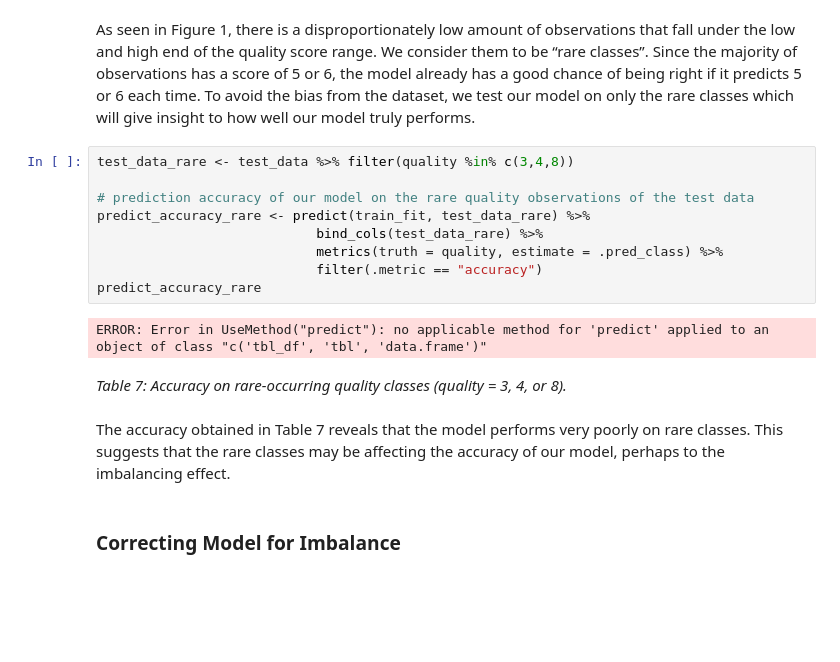
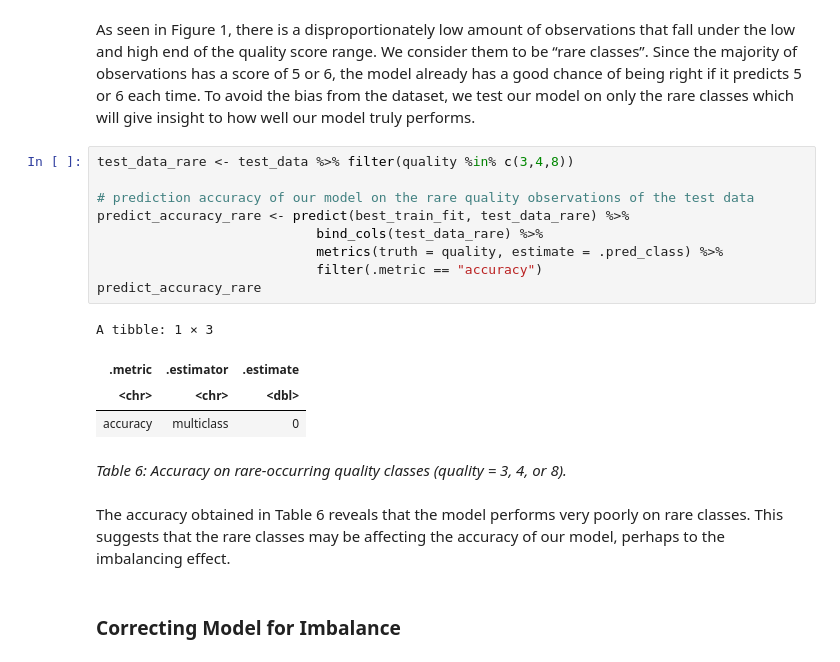
Before and after one commit to jon-chow/DSCI100-WineQualityAnalysis, a Jupyter notebook: FinalReport.ipynb, the cells around one changed output. Saved outputs shown, nothing was run; the diff lists cells and outputs as text; blank space fills up the shorter version.

```diff
--- a/FinalReport.ipynb
+++ b/FinalReport.ipynb
@@ -464,18 +464,21 @@ As seen in Figure 1, there is a disproportionately low amount of observations th
 # %%
 test_data_rare <- test_data %>% filter(quality %in% c(3,4,8))
 
 # prediction accuracy of our model on the rare quality observations of the test data
-predict_accuracy_rare <- predict(train_fit, test_data_rare) %>%
+predict_accuracy_rare <- predict(best_train_fit, test_data_rare) %>%
                             bind_cols(test_data_rare) %>%
                             metrics(truth = quality, estimate = .pred_class) %>%
                             filter(.metric == "accuracy")
 predict_accuracy_rare
 # %% [output]
-ERROR: Error in UseMethod("predict"): no applicable method for 'predict' applied to an object of class "c('tbl_df', 'tbl', 'data.frame')"
+A tibble: 1 × 3
+| .metric | .estimator | .estimate |
+| <chr> | <chr> | <dbl> |
+| accuracy | multiclass | 0 |
 # %% [markdown]
-*Table 7: Accuracy on rare-occurring quality classes (quality = 3, 4, or 8).*
+*Table 6: Accuracy on rare-occurring quality classes (quality = 3, 4, or 8).*
 # %% [markdown]
-The accuracy obtained in Table 7 reveals that the model performs very poorly on rare classes. This suggests that the rare classes may be affecting the accuracy of our model, perhaps to the imbalancing effect.
+The accuracy obtained in Table 6 reveals that the model performs very poorly on rare classes. This suggests that the rare classes may be affecting the accuracy of our model, perhaps to the imbalancing effect.
 # %% [markdown]
 ### Correcting Model for Imbalance
 # %% [markdown]
```
